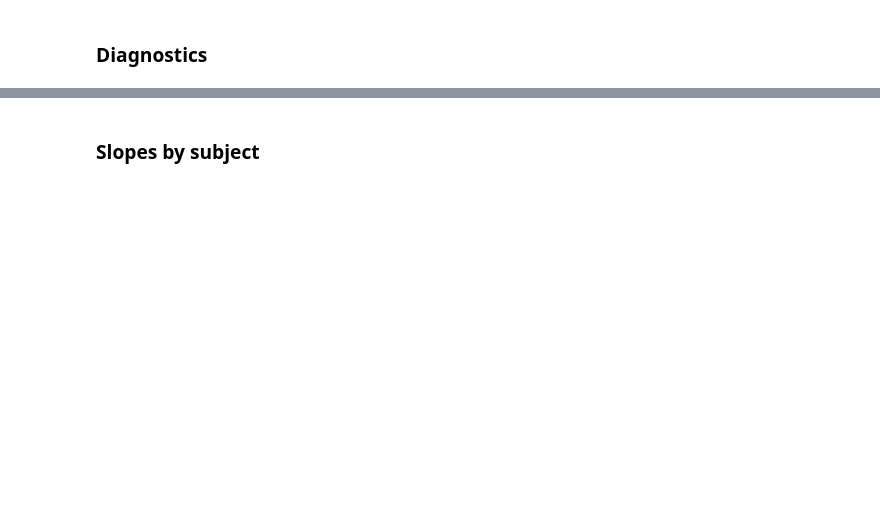
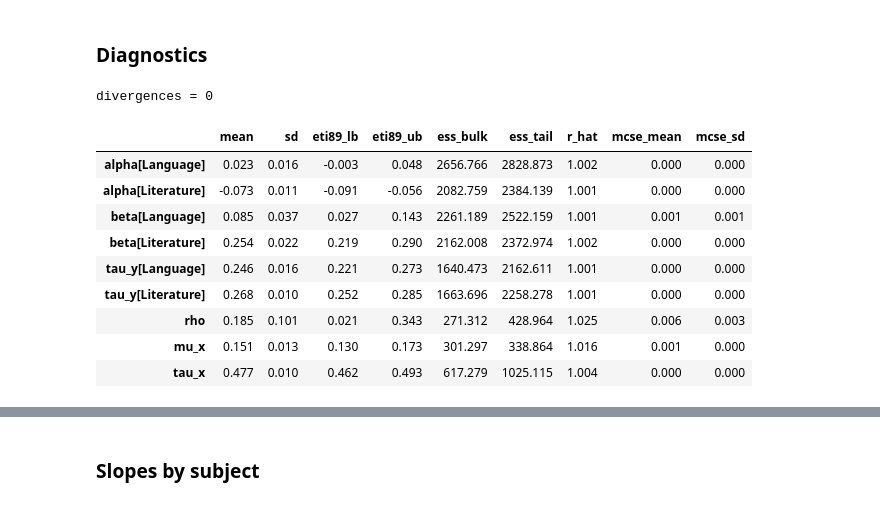
Before and after one commit to cormach/bayesian-learning, a Jupyter notebook: schools-analysis/english-language-literature-multilevel.ipynb, the cells around one changed output, grey strips where cells are left out. Cells and saved outputs as stored; diff of their text form; code cells hidden in the pictures; blank space fills up the shorter version.

```diff
--- a/schools-analysis/english-language-literature-multilevel.ipynb
+++ b/schools-analysis/english-language-literature-multilevel.ipynb
@@ -184,7 +215,18 @@ with separate_model:
 # %% [markdown]
 ### Diagnostics
 # %%
-for name, idt in [("pooled", idata_pooled), ("separate", idata_separate)]:
-    print(f"{name}: divergences = {int(idt.sample_stats['diverging'].sum())}")
+print(f"divergences = {int(idata_pooled.sample_stats['diverging'].sum())}")
 
-az.summary(idata_pooled, var_names=["alpha", "beta", "tau_y", "sigma_u", "mu_x", "tau_x"], round_to=3)
+az.summary(idata_pooled, var_names=["alpha", "beta", "tau_y", "rho", "mu_x", "tau_x"], round_to=3)
+# %% [output]
+divergences = 0
+|  | mean | sd | eti89_lb | eti89_ub | ess_bulk | ess_tail | r_hat | mcse_mean | mcse_sd |
+| alpha[Language] | 0.023 | 0.016 | -0.003 | 0.048 | 2656.766 | 2828.873 | 1.002 | 0.000 | 0.000 |
+| alpha[Literature] | -0.073 | 0.011 | -0.091 | -0.056 | 2082.759 | 2384.139 | 1.001 | 0.000 | 0.000 |
+| beta[Language] | 0.085 | 0.037 | 0.027 | 0.143 | 2261.189 | 2522.159 | 1.001 | 0.001 | 0.001 |
+| beta[Literature] | 0.254 | 0.022 | 0.219 | 0.290 | 2162.008 | 2372.974 | 1.002 | 0.000 | 0.000 |
+| tau_y[Language] | 0.246 | 0.016 | 0.221 | 0.273 | 1640.473 | 2162.611 | 1.001 | 0.000 | 0.000 |
+| tau_y[Literature] | 0.268 | 0.010 | 0.252 | 0.285 | 1663.696 | 2258.278 | 1.001 | 0.000 | 0.000 |
+| rho | 0.185 | 0.101 | 0.021 | 0.343 | 271.312 | 428.964 | 1.025 | 0.006 | 0.003 |
+| mu_x | 0.151 | 0.013 | 0.130 | 0.173 | 301.297 | 338.864 | 1.016 | 0.001 | 0.000 |
+| tau_x | 0.477 | 0.010 | 0.462 | 0.493 | 617.279 | 1025.115 | 1.004 | 0.000 | 0.000 |
```
Also changed, not shown: parts of 19 cells of this notebook, 3 other files.
